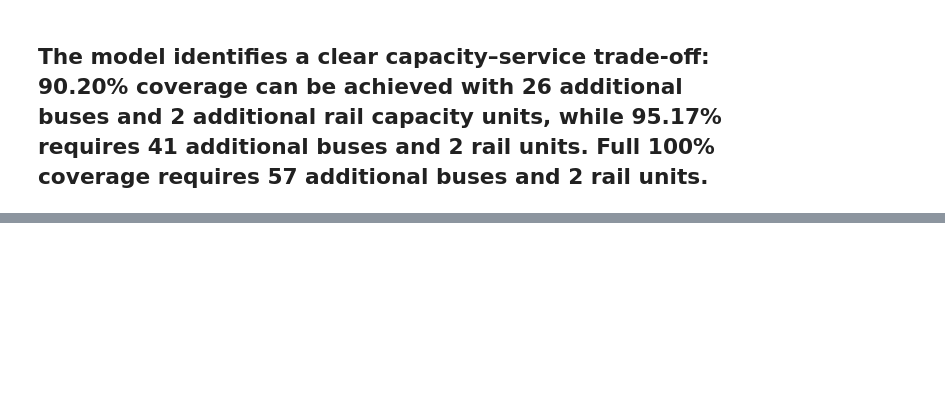
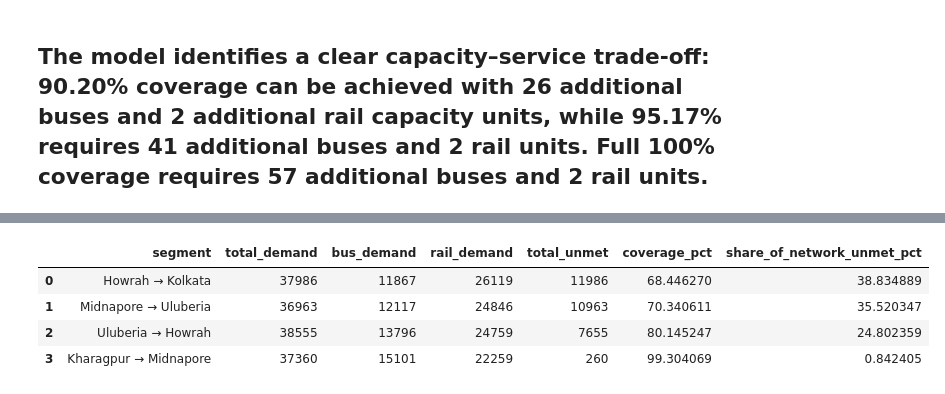
Before and after one commit to abhisarthak/public-transport-demand-planning, a Jupyter notebook: notebooks/03_fleet_optimization.ipynb, the cells around one changed output, grey strips where cells are left out. Cells and saved outputs as stored; diff of their text form; code cells hidden in the pictures; blank space fills up the shorter version.

```diff
--- a/notebooks/03_fleet_optimization.ipynb
+++ b/notebooks/03_fleet_optimization.ipynb
@@ -5134,0 +5191,69 @@ display(management_recommendation)
+# %%
+# ============================================
+# FESTIVAL CORRIDOR VULNERABILITY
+# ============================================
+
+festival_vulnerability_dashboard = pd.DataFrame({
+
+    "segment": [
+        "Howrah → Kolkata",
+        "Midnapore → Uluberia",
+        "Uluberia → Howrah",
+        "Kharagpur → Midnapore"
+    ],
+
+    "total_demand": [
+        37986,
+        36963,
+        38555,
+        37360
+    ],
+
+    "bus_demand": [
+        11867,
+        12117,
+        13796,
+        15101
+    ],
+
+    "rail_demand": [
+        26119,
+        24846,
+        24759,
+        22259
+    ],
+
+    "total_unmet": [
+        11986,
+        10963,
+        7655,
+        260
+    ],
+
+    "coverage_pct": [
+        68.446270,
+        70.340611,
+        80.145247,
+        99.304069
+    ],
+
+    "share_of_network_unmet_pct": [
+        38.834889,
+        35.520347,
+        24.802359,
+        0.842405
+    ]
+})
+
+festival_vulnerability_dashboard.to_csv(
+    f"{dashboard_dir}/festival_vulnerability.csv",
+    index=False
+)
+
+display(festival_vulnerability_dashboard)
+# %% [output]
+|  | segment | total_demand | bus_demand | rail_demand | total_unmet | coverage_pct | share_of_network_unmet_pct |
+| 0 | Howrah → Kolkata | 37986 | 11867 | 26119 | 11986 | 68.446270 | 38.834889 |
+| 1 | Midnapore → Uluberia | 36963 | 12117 | 24846 | 10963 | 70.340611 | 35.520347 |
+| 2 | Uluberia → Howrah | 38555 | 13796 | 24759 | 7655 | 80.145247 | 24.802359 |
+| 3 | Kharagpur → Midnapore | 37360 | 15101 | 22259 | 260 | 99.304069 | 0.842405 |
```
Also changed, not shown: parts of 8 cells of this notebook, 7 other files.
